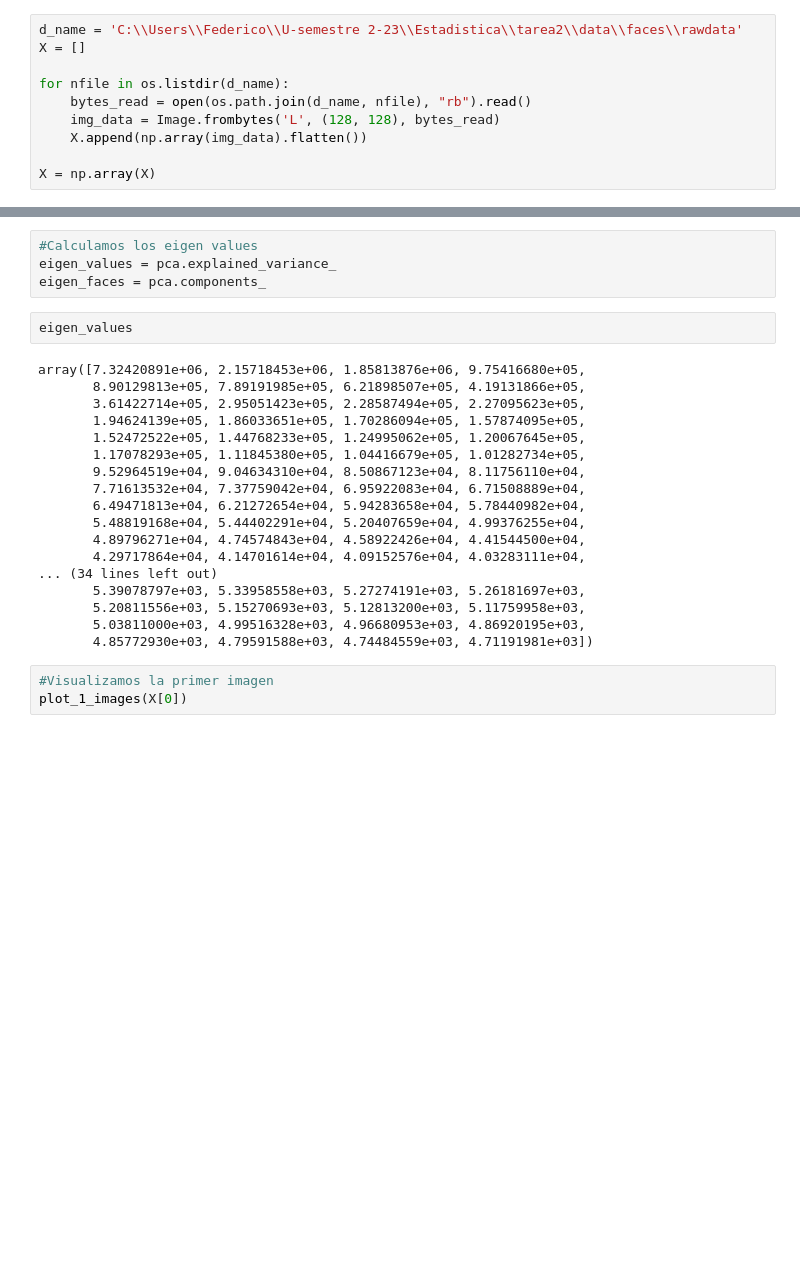
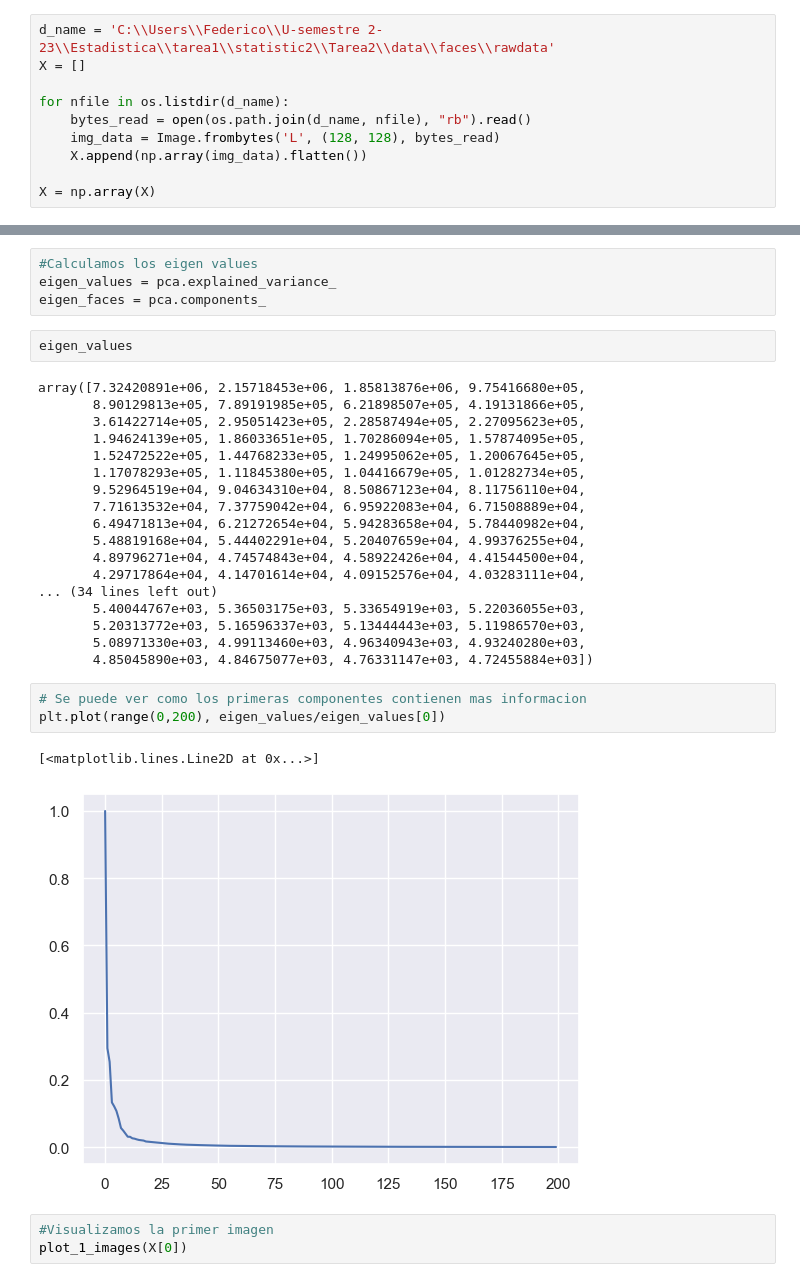
Before and after one commit to federico1605/statistic2, a Jupyter notebook: Tarea2/Punto1y2.ipynb, the cells around one changed output, grey strips where cells are left out. Saved outputs shown, nothing was run; the diff lists cells and outputs as text; blank space fills up the shorter version.

```diff
--- a/Tarea2/Punto1y2.ipynb
+++ b/Tarea2/Punto1y2.ipynb
@@ -30,7 +30,7 @@ def download_files():
         tar.close()
 download_files()
 # %%
-d_name = 'C:\\Users\\Federico\\U-semestre 2-23\\Estadistica\\tarea2\\data\\faces\\rawdata'
+d_name = 'C:\\Users\\Federico\\U-semestre 2-23\\Estadistica\\tarea1\\statistic2\\Tarea2\\data\\faces\\rawdata'
 X = []
 
 for nfile in os.listdir(d_name):
@@ -103,10 +102,16 @@ array([7.32420891e+06, 2.15718453e+06, 1.85813876e+06, 9.75416680e+05,
        4.89796271e+04, 4.74574843e+04, 4.58922426e+04, 4.41544500e+04,
        4.29717864e+04, 4.14701614e+04, 4.09152576e+04, 4.03283111e+04,
 ... (34 lines left out)
-       5.39078797e+03, 5.33958558e+03, 5.27274191e+03, 5.26181697e+03,
-       5.20811556e+03, 5.15270693e+03, 5.12813200e+03, 5.11759958e+03,
-       5.03811000e+03, 4.99516328e+03, 4.96680953e+03, 4.86920195e+03,
-       4.85772930e+03, 4.79591588e+03, 4.74484559e+03, 4.71191981e+03])
+       5.40044767e+03, 5.36503175e+03, 5.33654919e+03, 5.22036055e+03,
+       5.20313772e+03, 5.16596337e+03, 5.13444443e+03, 5.11986570e+03,
+       5.08971330e+03, 4.99113460e+03, 4.96340943e+03, 4.93240280e+03,
+       4.85045890e+03, 4.84675077e+03, 4.76331147e+03, 4.72455884e+03])
+# %%
+# Se puede ver como los primeras componentes contienen mas informacion
+plt.plot(range(0,200), eigen_values/eigen_values[0])
+# %% [output]
+[<matplotlib.lines.Line2D at 0x...>]
+[figure, added]
 # %%
 #Visualizamos la primer imagen
 plot_1_images(X[0])
```
Also changed, not shown: parts of 26 cells of this notebook, 1 other file.
